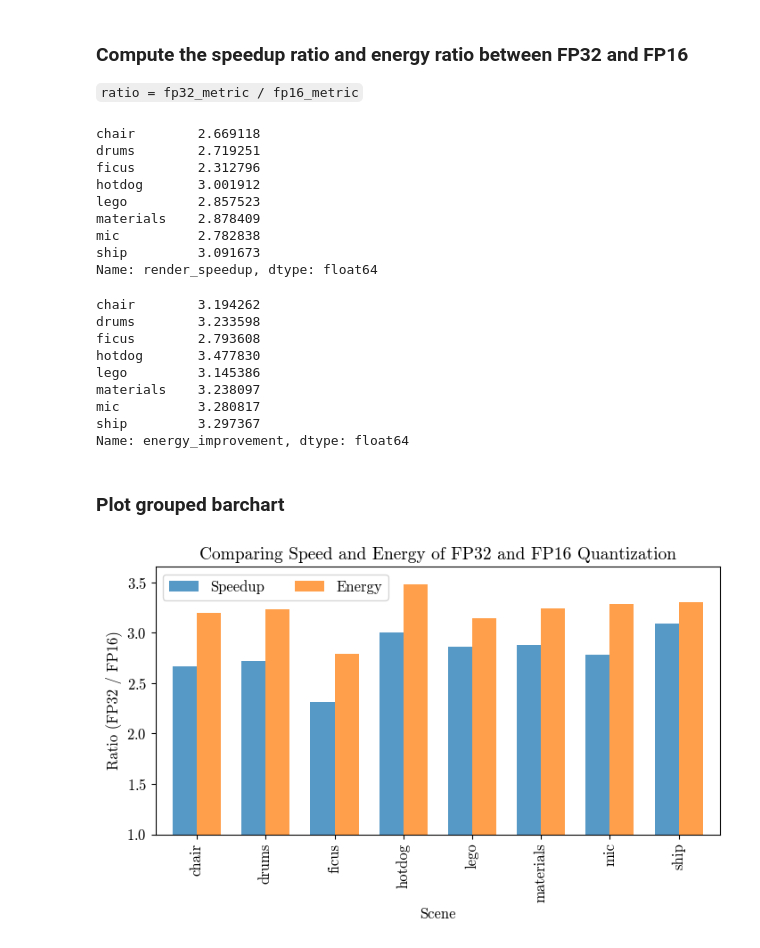
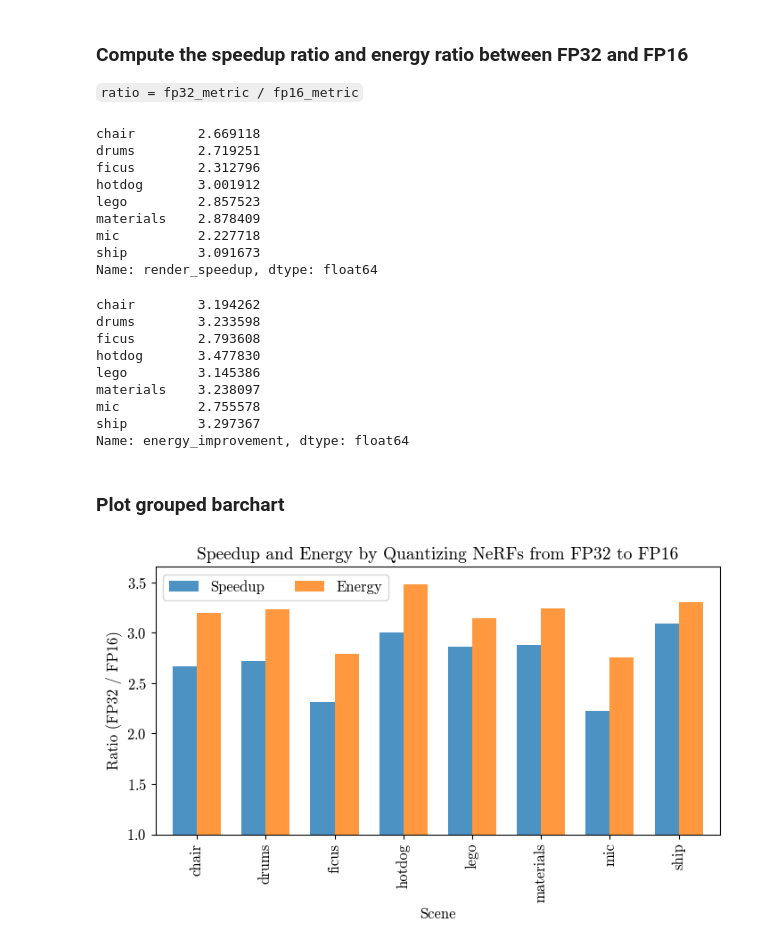
Before and after one commit to williamshen-nz/accelerating-nerfs, a Jupyter notebook: notebooks/Analyze Quantization.ipynb, the cells around one changed output. Saved outputs shown, nothing was run; the diff lists cells and outputs as text; code cells hidden in the pictures.

```diff
--- a/notebooks/Analyze Quantization.ipynb
+++ b/notebooks/Analyze Quantization.ipynb
@@ -56,0 +59,10 @@ df_compare
+# %%
+df_compare["psnr_diff"] = 100 * (df_compare["fp32_psnr_avg"] - df_compare["fp16_psnr_avg"]) / df_compare["fp32_psnr_avg"]
+df_psnr = df_compare[["fp32_psnr_avg", "fp16_psnr_avg", "psnr_diff"]].copy()
+df_psnr["fp32_psnr_avg"] = df_psnr["fp32_psnr_avg"].round(2).astype(str)
+df_psnr["fp16_psnr_avg"] = df_psnr["fp16_psnr_avg"].round(2).astype(str)
+df_psnr["psnr_diff"] = df_psnr["psnr_diff"].round(2).astype(str) + '%'
+df_psnr.columns = ["PSNR (FP32)", "PSNR (FP16)", "Decrease (%)"]
+
+print(df_psnr.to_latex(escape=True))
+df_psnr
@@ -68,7 +104,7 @@ ficus        2.312796
 hotdog       3.001912
 lego         2.857523
 materials    2.878409
-mic          2.782838
+mic          2.227718
 ship         3.091673
 Name: render_speedup, dtype: float64
 # %%
@@ -81,7 +117,7 @@ ficus        2.793608
 hotdog       3.477830
 lego         3.145386
 materials    3.238097
-mic          3.280817
+mic          2.755578
 ship         3.297367
 Name: energy_improvement, dtype: float64
 # %% [markdown]
@@ -89,15 +125,16 @@ Name: energy_improvement, dtype: float64
 # %%
 ax = df_compare.plot.bar(
     y=["render_speedup", "energy_improvement"],
-    width=0.7, figsize=(7.2, 4.5), align="center", alpha=0.75
+    width=0.7, figsize=(7.2, 4.5), align="center", alpha=0.8
 )
 ax.set_ylim(bottom=1.0)
 ax.legend(['Speedup', 'Energy'], loc="upper left", ncol=2)
 
-ax.set_title(f"Comparing Speed and Energy of FP32 and FP16 Quantization")
+ax.set_title("Speedup and Energy by Quantizing NeRFs from FP32 to FP16")
 ax.set_xlabel("Scene")
 ax.set_ylabel("Ratio (FP32 / FP16)")
 ax.figure.tight_layout()
 ax.figure.savefig(f"{fig_dir}/quantization_results.pdf")
+ax.figure.savefig("../assets/quantization-results.png", dpi=300)
 # %% [output]
-[figure, old version]
+[figure, new version]
```
Also changed, not shown: parts of 3 cells of this notebook, 3 other files.
